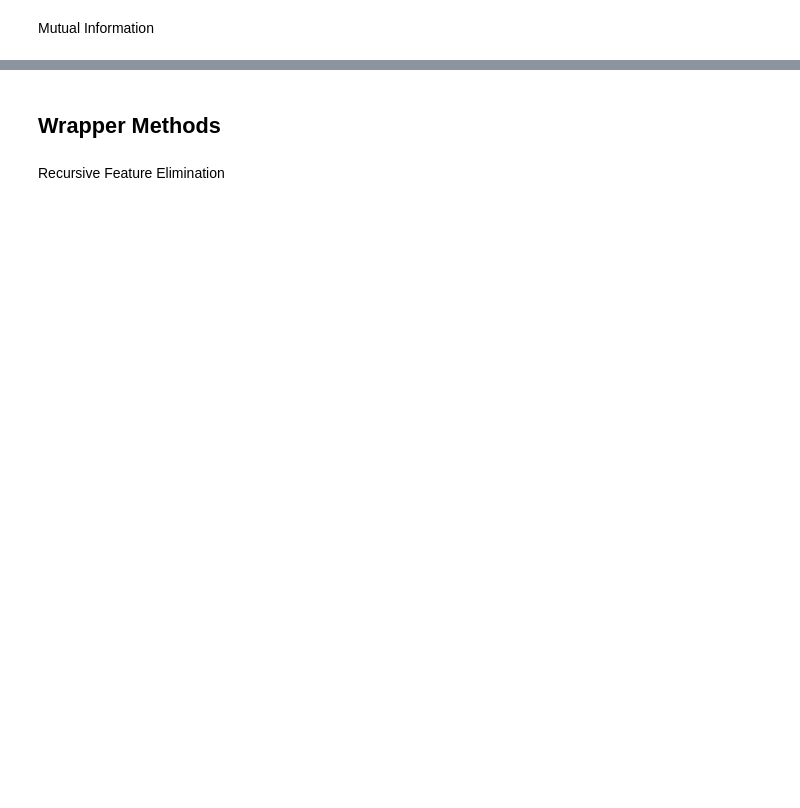
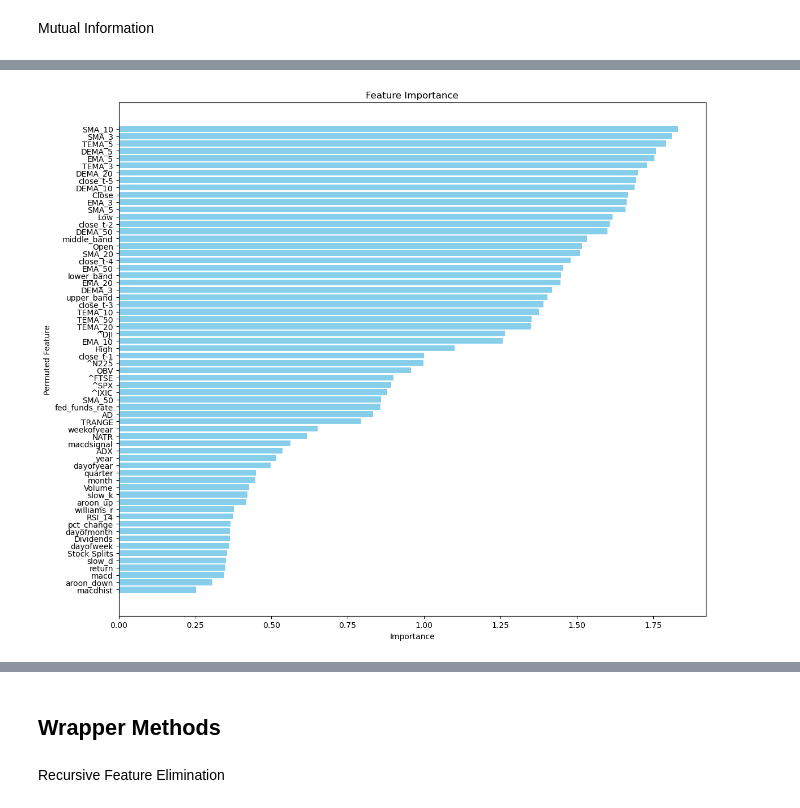
Before and after one commit to luo-simon/stock-predictions, a Jupyter notebook: notebooks/2-feature_selection.ipynb, the cells around one changed output, grey strips where cells are left out. Cells and saved outputs as stored; diff of their text form; code cells hidden in the pictures; blank space fills up the shorter version.

```diff
--- a/notebooks/2-feature_selection.ipynb
+++ b/notebooks/2-feature_selection.ipynb
@@ -76,0 +81,3 @@ plt.show()
+# %%
+mi_scores_norm = (mi_scores - min(mi_scores)) / (max(mi_scores) - min(mi_scores))
+mi_scores_norm
@@ -76,0 +685,4 @@ plt.show()
+# %%
+pi_scores = pd.Series(data = all_pi_importances["importance"].values, index=all_pi_importances["permuted_feature"])
+pi_scores_norm = (pi_scores - min(pi_scores)) / (max(pi_scores) - min(pi_scores))
+pi_scores_norm
@@ -76,0 +718,13 @@ plt.show()
+# %%
+comb_scores = pi_scores_norm.add(mi_scores_norm, fill_value=0)
+comb_scores = comb_scores.sort_values()
+# Plotting
+plt.figure(figsize=(12, 10))
+plt.barh(comb_scores.index, comb_scores.values, color='skyblue')
+plt.xlabel('Importance')
+plt.ylabel('Permuted Feature')
+plt.title('Feature Importance')
+plt.tight_layout()
+plt.show()
+# %% [output]
+[figure, added]
```
Also changed, not shown: parts of 40 cells of this notebook, 3 other files.
